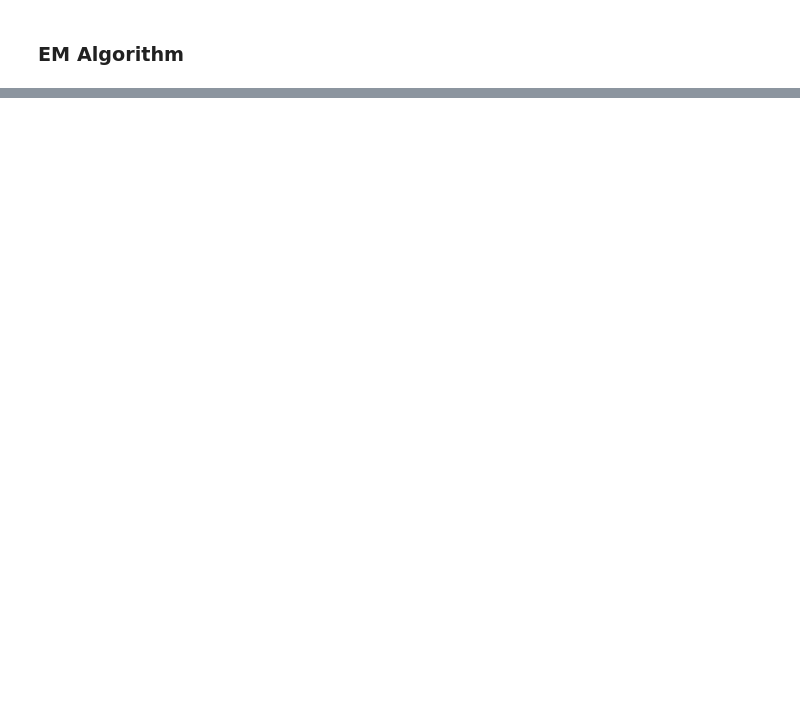
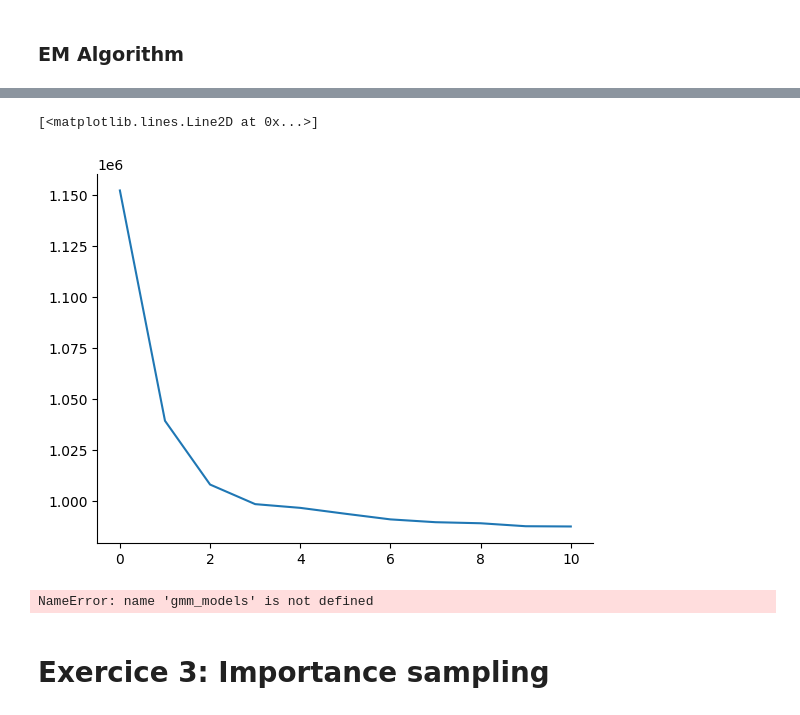
Before and after one commit to emilio-pcrd/compstats-MVA, a Jupyter notebook: Lab2/main.ipynb, the cells around one changed output, grey strips where cells are left out. Saved outputs shown, nothing was run; the diff lists cells and outputs as text; code cells hidden in the pictures; blank space fills up the shorter version.

```diff
--- a/Lab2/main.ipynb
+++ b/Lab2/main.ipynb
@@ -117,0 +139,15 @@ plt.show()
+# %%
+colors = ['#1f77b4', '#ff7f0e', '#2ca02c']
+
+n_clusters = 3
+title = "prediction clusters"
+plot_results(n_clusters, X, gmm.predict(X), hat_mus, hat_sigmas, title)
+z_0 = np.zeros(N//3)
+z_1 = np.ones(N//3)
+z_2 = np.ones(N//3) * 2
+z = np.hstack((z_0, z_1, z_2)).squeeze()
+
+title = "theorical clusters"
+plot_results(n_clusters, X, z, mus, sigmas, title)
+plt.tight_layout()
+plt.show()
@@ -117,0 +197,5 @@ plt.show()
+# %%
+plt.plot(bic_scores)
+# %% [output]
+[<matplotlib.lines.Line2D at 0x...>]
+[figure, added]
@@ -117,0 +204,12 @@ plt.show()
+# %%
+best_gmm = gmm_models[3]
+plot_results(n_clusters=4,
+             X=X,
+             z=best_gmm.predict(X),
+             mu=best_gmm.mus,
+             sigma=best_gmm.sigmas,
+             title=f'prediction with {best_m} clusters')
+# %% [output]
+NameError: name 'gmm_models' is not defined
+# %% [markdown]
+# **Exercice 3**: Importance sampling
```
Also changed, not shown: parts of 38 cells of this notebook, 3 other files.
